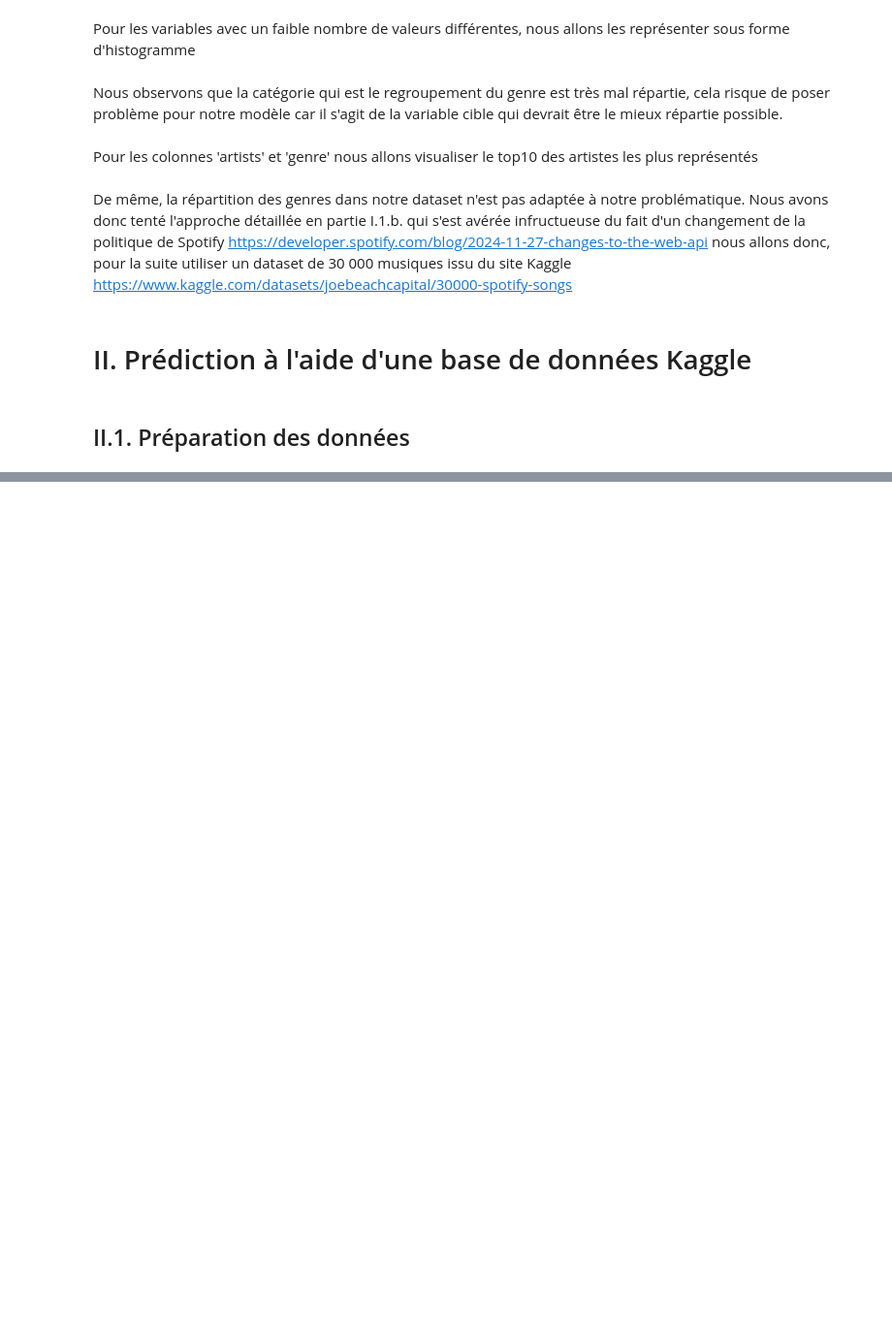
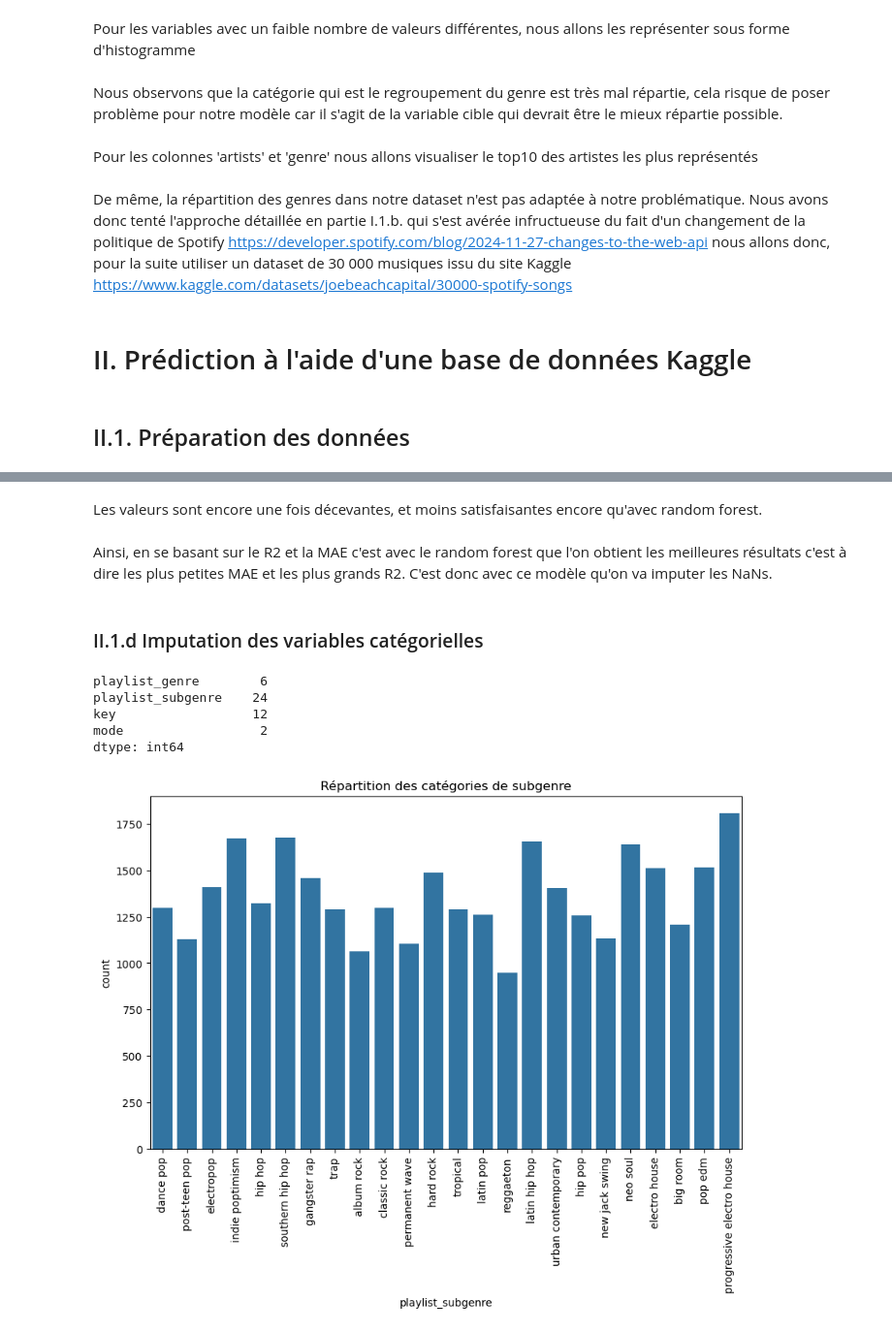
Before and after one commit to moranenzo/PY-Music-Genre-Classifier, a Jupyter notebook: notebooks/final_notebook.ipynb, the cells around one changed output, grey strips where cells are left out. Shown at 97% size. Saved outputs shown, nothing was run; the diff lists cells and outputs as text; code cells hidden in the pictures; blank space fills up the shorter version.

```diff
--- a/notebooks/final_notebook.ipynb
+++ b/notebooks/final_notebook.ipynb
@@ -385,0 +594,2 @@ df = pd.read_csv("/home/onyxia/PY-Music-Genre-Classifier/src/spotify_tracks.csv"
+# %%
+df = df_standardized
@@ -385,0 +624,3 @@ df = pd.read_csv("/home/onyxia/PY-Music-Genre-Classifier/src/spotify_tracks.csv"
+# %%
+predictors = ['track_popularity', 'speechiness', 'instrumentalness', 'energy', 'danceability', 'acousticness', 'tempo',
+              'duration_ms', 'loudness', 'key', 'mode']
@@ -385,0 +795,25 @@ df = pd.read_csv("/home/onyxia/PY-Music-Genre-Classifier/src/spotify_tracks.csv"
+# %% [markdown]
+Les valeurs sont encore une fois décevantes, et moins satisfaisantes encore qu'avec random forest.
+# %% [markdown]
+Ainsi, en se basant sur le R2 et la MAE c'est avec le random forest que l'on obtient les meilleures résultats c'est à dire les plus petites MAE et les plus grands R2. C'est donc avec ce modèle qu'on va imputer les NaNs.
+# %%
+df = df_rf
+# %% [markdown]
+### II.1.d Imputation des variables catégorielles
+# %%
+categorical_var = ['playlist_genre', 'playlist_subgenre', 'key', 'mode']
+df[categorical_var].nunique()
+# %% [output]
+playlist_genre        6
+playlist_subgenre    24
+key                  12
+mode                  2
+dtype: int64
+# %%
+plt.figure(figsize=(10, 6))
+sns.countplot(x='playlist_subgenre', data=df)
+plt.title('Répartition des catégories de subgenre')
+plt.xticks(rotation=90)
+plt.show()
+# %% [output]
+[figure, added]
```
Also changed, not shown: parts of 35 cells of this notebook.
